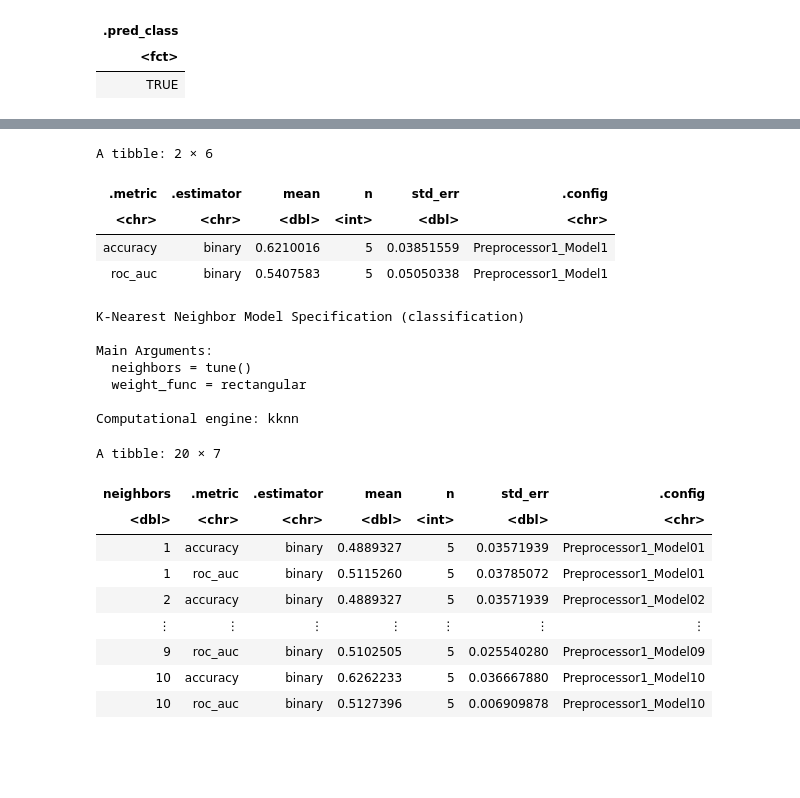
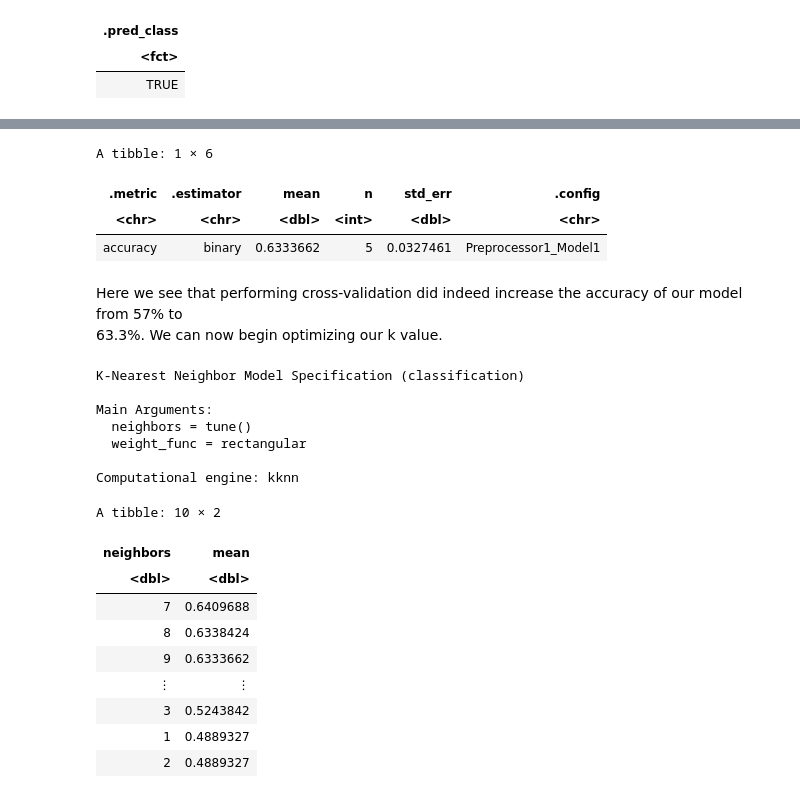
Before and after one commit to Kqvii/DSCI100-Group13, a Jupyter notebook: GroupProject-2.ipynb, the cells around one changed output, grey strips where cells are left out. Cells and saved outputs as stored; diff of their text form; code cells hidden in the pictures; blank space fills up the shorter version.

```diff
--- a/GroupProject-2.ipynb
+++ b/GroupProject-2.ipynb
@@ -299,17 +310,20 @@ A tibble: 1 × 1
 # %%
-subscribe_vfold <- vfold_cv(players_train, v = 5, strata = subscribe)
+subscribe_vfold <- vfold_cv(players_train, v = 5, strata = subscribe) # Splitting training data into the 5 fold
 
 players_resample_fit <- workflow() |>
   add_recipe(subscribe_recipe) |>
   add_model(subscribe_model) |>
-  fit_resamples(resamples = subscribe_vfold)
+  fit_resamples(resamples = subscribe_vfold) # Applying our model to the folds, performing cross-validation
 
-players_metrics <- collect_metrics(players_resample_fit)
+players_metrics <- collect_metrics(players_resample_fit) |> # Collecting statistics of cross-validation
+    filter(.metric == "accuracy")
 players_metrics
 # %% [output]
-A tibble: 2 × 6
+A tibble: 1 × 6
 | .metric | .estimator | mean | n | std_err | .config |
 | <chr> | <chr> | <dbl> | <int> | <dbl> | <chr> |
-| accuracy | binary | 0.6210016 | 5 | 0.03851559 | Preprocessor1_Model1 |
-| roc_auc | binary | 0.5407583 | 5 | 0.05050338 | Preprocessor1_Model1 |
+| accuracy | binary | 0.6333662 | 5 | 0.0327461 | Preprocessor1_Model1 |
+# %% [markdown]
+Here we see that performing cross-validation did indeed increase the accuracy of our model from 57% to
+63.3%. We can now begin optimizing our k value.
 # %%
@@ -328,24 +341,28 @@ Main Arguments:
 
 Computational engine: kknn
 # %%
-k_vals <- tibble(neighbors = seq(from = 1, to = 10, by = 1))
+k_vals <- tibble(neighbors = seq(from = 1, to = 10, by = 1)) # Setting the k values we want to test as integers from 1 to 10
 
 knn_results <- workflow() |>
-  add_recipe(subscribe_recipe) |>  # Add preprocessing recipe
-  add_model(players_tune) |>       # Add k-NN model with tuning
-  tune_grid(resamples = subscribe_vfold, grid = k_vals) |>  # Perform tuning on cross-validation splits
-  collect_metrics()  # Aggregate performance metrics
+  add_recipe(subscribe_recipe) |>
+  add_model(players_tune) |>
+  tune_grid(resamples = subscribe_vfold, grid = k_vals) |>  # Applying model with the set k values to the cross-validation
+  collect_metrics()  # Collecting results of cross-validation
 
-knn_results
+accuracies <- knn_results |>
+    filter(.metric == "accuracy") |> # Filtering results for accuracy metric only
+    select(neighbors, mean) |> # Selecting columns of accuracy and k
+    arrange(-mean) # Sort k in descending accuracy
+accuracies
 # %% [output]
-A tibble: 20 × 7
+A tibble: 10 × 2
-| neighbors | .metric | .estimator | mean | n | std_err | .config |
-| <dbl> | <chr> | <chr> | <dbl> | <int> | <dbl> | <chr> |
-| 1 | accuracy | binary | 0.4889327 | 5 | 0.03571939 | Preprocessor1_Model01 |
-| 1 | roc_auc | binary | 0.5115260 | 5 | 0.03785072 | Preprocessor1_Model01 |
-| 2 | accuracy | binary | 0.4889327 | 5 | 0.03571939 | Preprocessor1_Model02 |
-| ⋮ | ⋮ | ⋮ | ⋮ | ⋮ | ⋮ | ⋮ |
-| 9 | roc_auc | binary | 0.5102505 | 5 | 0.025540280 | Preprocessor1_Model09 |
-| 10 | accuracy | binary | 0.6262233 | 5 | 0.036667880 | Preprocessor1_Model10 |
-| 10 | roc_auc | binary | 0.5127396 | 5 | 0.006909878 | Preprocessor1_Model10 |
+| neighbors | mean |
+| <dbl> | <dbl> |
+| 7 | 0.6409688 |
+| 8 | 0.6338424 |
+| 9 | 0.6333662 |
+| ⋮ | ⋮ |
+| 3 | 0.5243842 |
+| 1 | 0.4889327 |
+| 2 | 0.4889327 |
 # %%
```
Also changed, not shown: parts of 6 cells of this notebook.
